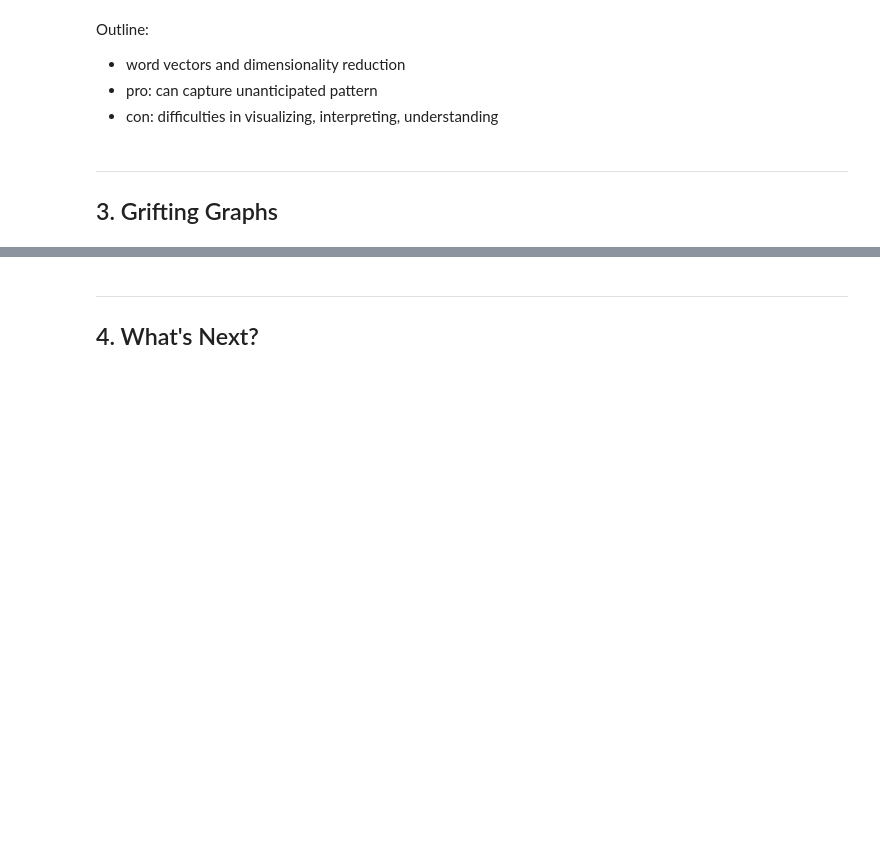
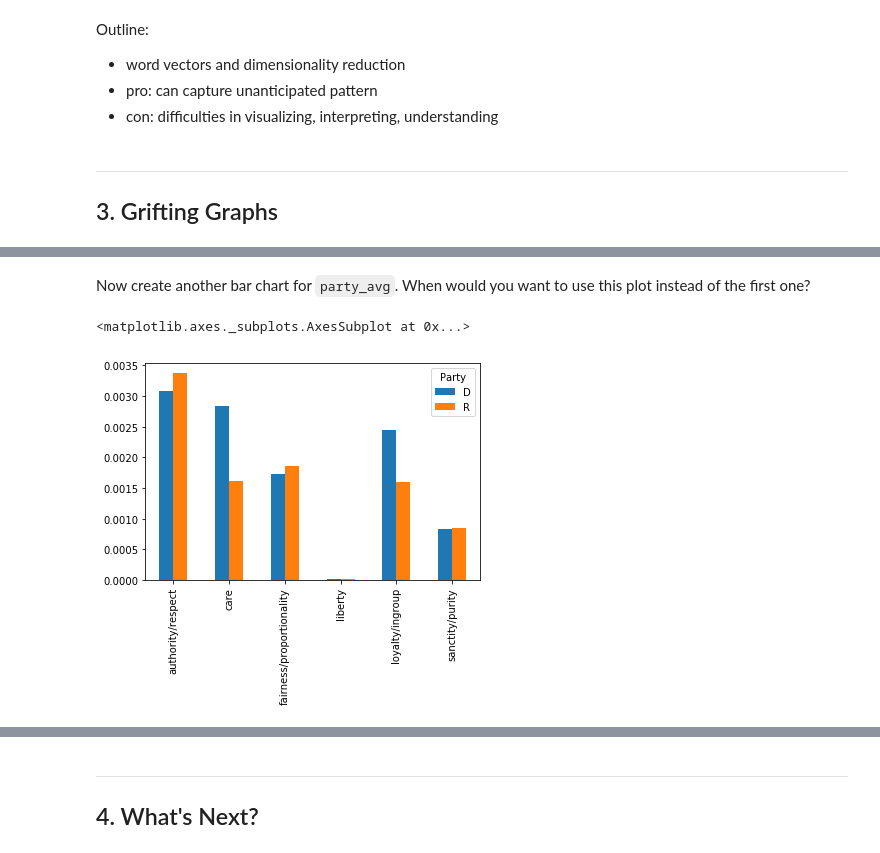
Before and after one commit to ds-modules/XRHETOR-R1A, a Jupyter notebook: 03-Rhetoric-of-Data.ipynb, the cells around one changed output, grey strips where cells are left out. Drawn from its saved outputs; the diff is of its cells as text; code cells hidden in the pictures; blank space fills up the shorter version.

```diff
--- a/03-Rhetoric-of-Data.ipynb
+++ b/03-Rhetoric-of-Data.ipynb
@@ -199,0 +229,4 @@ Outline:
+# %%
+# Your code here
+party_avg = foundation_avg.transpose()
+party_avg
@@ -199,0 +241,8 @@ Outline:
+# %% [markdown]
+Now create another bar chart for `party_avg`. When would you want to use this plot instead of the first one?
+# %%
+# Your code here
+party_avg.plot.bar()
+# %% [output]
+<matplotlib.axes._subplots.AxesSubplot at 0x...>
+[figure, added]
```
Also changed, not shown: parts of 20 cells of this notebook.
